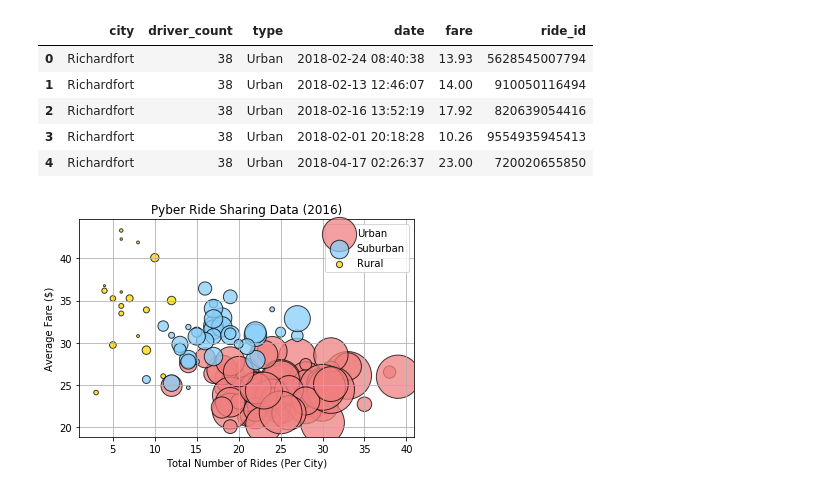
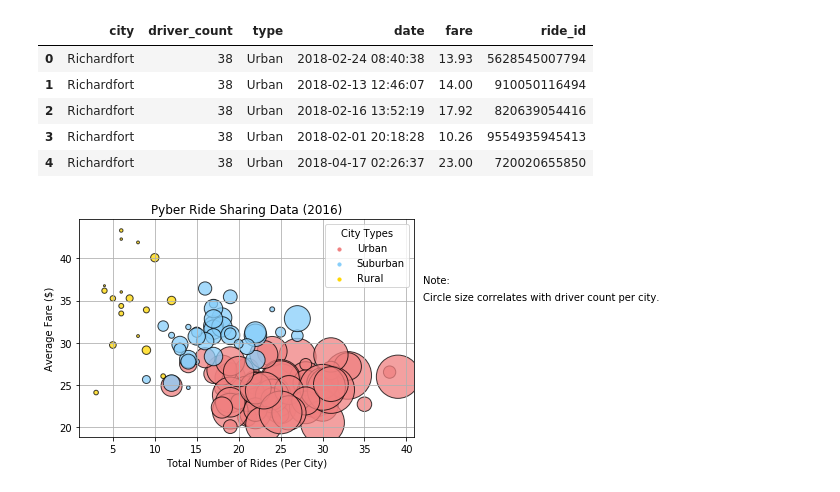
Before and after one commit to robertjacobi/Pyber, a Jupyter notebook: Pyber.ipynb, the cells around one changed output. Cells and saved outputs as stored; diff of their text form; code cells hidden in the pictures.

Commit message:
charts complete

```diff
--- a/Pyber.ipynb
+++ b/Pyber.ipynb
@@ -31,60 +31,67 @@ city_ride_df.head()
 # %%
 # Obtain the x and y coordinates for each of the three city types
 
-x = city_ride_df.groupby(["city", "type"]).count()
+df_count = city_ride_df.groupby(["city", "type"]).count()
 
-x = x.reset_index()
+df_count = df_count.reset_index()
 
-x = x.set_index("city")
+df_count = df_count.set_index("city")
 
 
-y = city_ride_df.groupby(["city", "type"]).mean()
+df_mean = city_ride_df.groupby(["city", "type"]).mean()
 
-y = y.reset_index()
+df_mean = df_mean.reset_index()
 
-y = y.set_index("city")
+df_mean = df_mean.set_index("city")
 
 
-z = city_ride_df.groupby(["city", "type"]).sum()
+df_sum = city_ride_df.groupby(["city", "type"]).sum()
 
-z = z.reset_index()
+df_sum = df_sum.reset_index()
 
-z = z.set_index("city")
+df_sum = df_sum.set_index("city")
 
-rural_total_rides = x.loc[x["type"] == "Rural"]["ride_id"]
-rural_avg_fare = round(y.loc[y["type"] == "Rural"]["fare"],2)
-rural_driver_count = z.loc[z["type"] == "Rural"]["driver_count"]
+rural_total_rides = df_count.loc[df_count["type"] == "Rural"]["ride_id"]
+rural_avg_fare = round(df_mean.loc[df_mean["type"] == "Rural"]["fare"],2)
+rural_driver_count = df_sum.loc[df_sum["type"] == "Rural"]["driver_count"]
 
-sub_total_rides = x.loc[x["type"] == "Suburban"]["ride_id"]
-sub_avg_fare = round(y.loc[y["type"] == "Suburban"]["fare"],2)
-sub_driver_count = z.loc[z["type"] == "Suburban"]["driver_count"]
+sub_total_rides = df_count.loc[df_count["type"] == "Suburban"]["ride_id"]
+sub_avg_fare = round(df_mean.loc[df_mean["type"] == "Suburban"]["fare"],2)
+sub_driver_count = df_sum.loc[df_sum["type"] == "Suburban"]["driver_count"]
 
-urb_total_rides = x.loc[x["type"] == "Urban"]["ride_id"]
-urb_avg_fare = round(y.loc[y["type"] == "Urban"]["fare"],2)
-urb_driver_count = z.loc[z["type"] == "Urban"]["driver_count"]
+urb_total_rides = df_count.loc[df_count["type"] == "Urban"]["ride_id"]
+urb_avg_fare = round(df_mean.loc[df_mean["type"] == "Urban"]["fare"],2)
+urb_driver_count = df_sum.loc[df_sum["type"] == "Urban"]["driver_count"]
 
 # Build the scatter plots for each city types
 
 plt.scatter(urb_total_rides, urb_avg_fare, s=urb_driver_count, marker ="o", color="lightcoral", alpha=0.75, edgecolors="black")
 plt.scatter(sub_total_rides, sub_avg_fare, s=sub_driver_count, marker ="o", color="lightskyblue", alpha=0.75, edgecolors="black")
 plt.scatter(rural_total_rides, rural_avg_fare, s=rural_driver_count, marker ="o", color="gold", alpha=0.75, edgecolors="black")
 plt.grid()
 
 # Incorporate the other graph properties
 
 plt.title("Pyber Ride Sharing Data (2016)")
 plt.xlabel("Total Number of Rides (Per City)")
 plt.ylabel("Average Fare ($)")
+plt.text(42,37, "Note:")
+plt.text(42,35, "Circle size correlates with driver count per city.")
+plt.grid(True)
+
+# Create a legend
+# Incorporate a text label regarding circle size
+
+urb = plt.scatter([],[], s=10, marker = "o", color = "lightcoral")
+sub = plt.scatter([],[], s=10, marker = "o", color = "lightskyblue")
+rur = plt.scatter([],[], s=10, marker = "o", color = "gold")
+plt.legend((urb, sub, rur), ("Urban", "Suburban", "Rural"), loc='best', title="City Types")
 
 
+# Save Figure and show plot
 
-# Create a legend
-plt.legend(["Urban", "Suburban", "Rural"],loc="best", scatterpoints=1)
-
-# Incorporate a text label regarding circle size
-
+plt.savefig("Images/Pyber_Ride_Sharing_Data_2016.png")
 
 plt.show()
-# Save Figure
 # %% [output]
-[figure, old version]
+[figure, new version]
```
Also changed, not shown: parts of 4 cells of this notebook, 5 other files.
